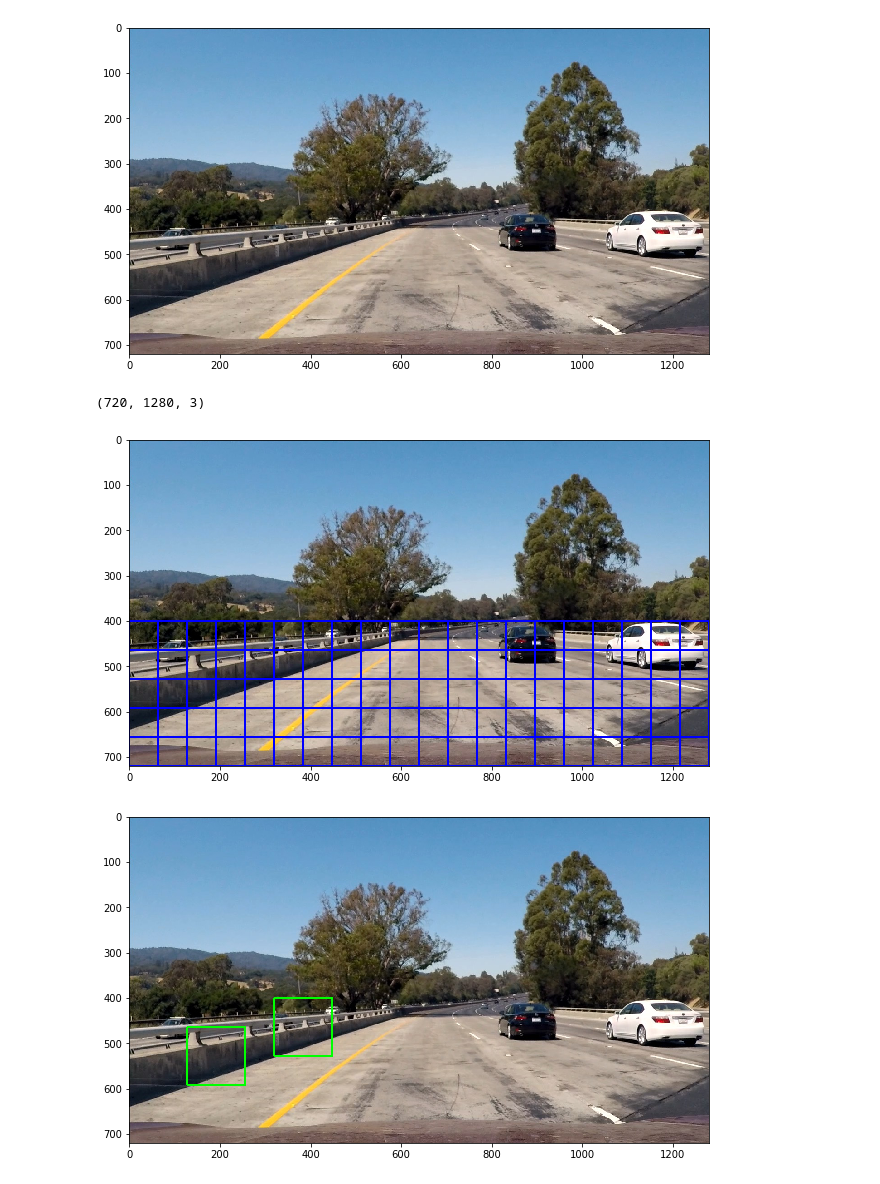
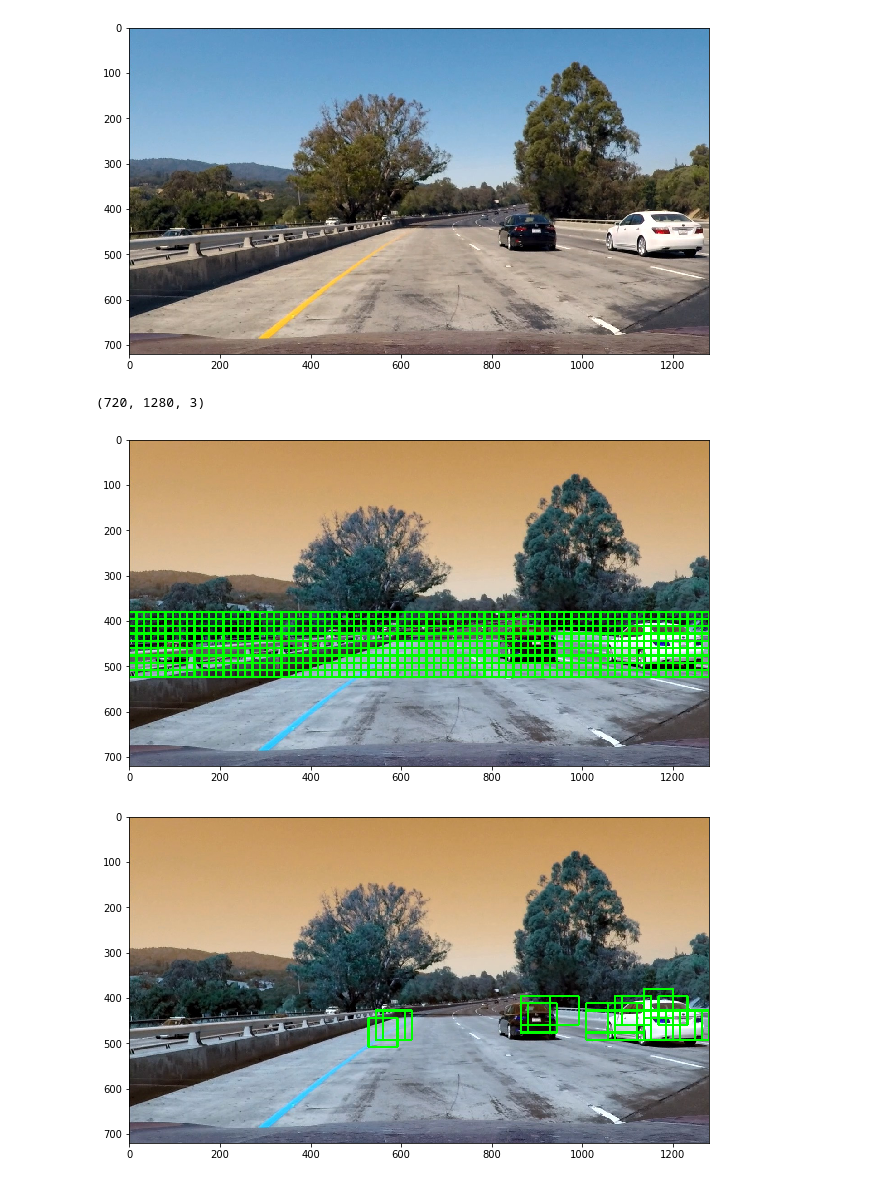
Before and after one commit to jxlin/CarND-Vehicle-Detection, a Jupyter notebook: SlidingWindow.ipynb, the cells around one changed output. Drawn from its saved outputs; the diff is of its cells as text; code cells hidden in the pictures.

Commit message:
added sliding window but too much false positive

```diff
--- a/SlidingWindow.ipynb
+++ b/SlidingWindow.ipynb
@@ -2,13 +2,12 @@
 import numpy as np
 import cv2
 import matplotlib.pyplot as plt
-import matplotlib.image as mpimg
 
 filename = './test_images/test1.jpg'
 
-image = mpimg.imread(filename)
+image = cv2.imread(filename)
 plt.figure(figsize=(12, 6))
-plt.imshow(image)
+plt.imshow(cv2.cvtColor(image, cv2.COLOR_BGR2RGB))
 plt.show()
 # %% [output]
 [figure]
@@ -17,7 +16,9 @@ def draw_boxes(img, bboxes, color=(0, 0, 255), thick=6):
     # Make a copy of the image
     imcopy = np.copy(img)
     for bbox in bboxes:
-        cv2.rectangle(imcopy, bbox[0], bbox[1], color, thick)
+        top_left = bbox[0]
+        bottom_right = bbox[1]
+        cv2.rectangle(imcopy, (top_left[0], top_left[1]), (bottom_right[0], bottom_right[1]), color, thick)
     return imcopy
 
 def slide_window(img, x_start_stop=[None, None], y_start_stop=[None, None],
@@ -40,36 +41,44 @@ def slide_window(img, x_start_stop=[None, None], y_start_stop=[None, None],
             top_left = (top, left)
             bottom_right = (top + window_w, left + window_h)
             window_list.append((top_left, bottom_right))
 
     return window_list
 
 print(image.shape)
-windows = slide_window(image, x_start_stop=(400, 720), y_start_stop=(0,1280), xy_window=(128, 128), xy_overlap=(0.5, 0.5))
-window_img = draw_boxes(image, windows, color=(0, 0, 255), thick=3)
+# windows = slide_window(image, x_start_stop=(400, 720), y_start_stop=(0,1280), xy_window=(128, 128), xy_overlap=(0.2, 0.2))
+# window_img = draw_boxes(image, windows, color=(0, 0, 255), thick=3)
+windows = slide_window(image, x_start_stop=(380, 530), y_start_stop=(0,1280), xy_window=(64, 64), xy_overlap=(0.25, 0.25))
+window_img = draw_boxes(image, windows, color=(0, 255, 0), thick=3)
+# windows = slide_window(image, x_start_stop=(330, 650), y_start_stop=(0,1280), xy_window=(192, 192), xy_overlap=(0.1, 0.1))
+# window_img = draw_boxes(image, windows, color=(255, 255, 0), thick=3)
+# windows = slide_window(image, x_start_stop=(380, 720), y_start_stop=(0,1280), xy_window=(150, 150), xy_overlap=(0.25, 0.25))
+# window_img = draw_boxes(image, windows, color=(255, 0, 0), thick=3)
+
+
 
 plt.figure(figsize=(12, 6))
 plt.imshow(window_img)
 plt.show()
 
 def window_img(img, window):
     top_left, bottom_right = window
     square_img = image[top_left[1]:bottom_right[1], top_left[0]:bottom_right[0], :]
     return square_img
 
 # windows = slide_window(image, x_start_stop=(380, 480), y_start_stop=(450,880), xy_window=(64, 64), xy_overlap=(0.5, 0.5))
 # window_img = draw_boxes(image, windows, color=(0, 255, 0), thick=3)
 
 # windows = slide_window(image, x_start_stop=(380, 572), y_start_stop=(350,1050), xy_window=(128, 128), xy_overlap=(0.25, 0.25))
 # window_img = draw_boxes(window_img, windows, color=(0, 0, 255), thick=3)
 
 # windows = slide_window(image, x_start_stop=(380, 650), y_start_stop=(250,1280), xy_window=(192, 192), xy_overlap=(0.25, 0.25))
 # window_img = draw_boxes(window_img, windows, color=(255, 255, 0), thick=3)
 
 # windows = slide_window(image, x_start_stop=(380, 720), y_start_stop=(150,1280), xy_window=(256, 256), xy_overlap=(0.25, 0.25))
 # window_img = draw_boxes(window_img, windows, color=(255, 0, 0), thick=3)
 # %% [output]
 (720, 1280, 3)
-[figure, old version]
+[figure, new version]
 # %%
 import pickle
 from skimage.feature import hog
@@ -93,7 +102,6 @@ def color_hist(img, nbins=32, bins_range=(0, 256), color_space='RGB', visualize=
 
     features = np.concatenate((hist0[0], hist1[0], hist2[0]))
     if visualize:
-        print(features.shape)
         return features, (hist0, hist1, hist2)
     else:
         return features
@@ -112,47 +120,45 @@ def get_hog_features(img, orient=9, pix_per_cell=8, cell_per_block=1, vis=False,
         visualise=vis, feature_vector=feature_vec)
 
 def extract_features(img):
-    color_hist_features = color_hist(img, color_space='HLS')
-    bin_spatial_features = bin_spatial(img, color_space='Lab')
-
     yuv_img = cv2.cvtColor(img, cv2.COLOR_BGR2YUV)
     channel1 = get_hog_features(yuv_img[:,:,0]).ravel()
     channel2 = get_hog_features(yuv_img[:,:,1]).ravel()
     channel3 = get_hog_features(yuv_img[:,:,2]).ravel()
 
-    return np.concatenate((color_hist_features, bin_spatial_features, channel1, channel2, channel3))
-
+    return np.concatenate((channel1, channel2, channel3))
 
 
 classifier, feature_select, X_scaler = None, None, None
 with open('./classifier.pkl', 'rb') as f:
     data = pickle.load(f)
-    classifier = data['classifier']
-    feature_select = data['feature_select']
+    classifier = data['classifier1']
     X_scaler = data['X_scaler']
 
 def is_vehicle(img):
     img = cv2.resize(img, (64, 64))
     X = extract_features(img).astype(np.float64)
-    X = X.reshape(1, -1)
-#     print(X.shape)
     scaled_X = X_scaler.transform(X)
-#     print(scaled_X.shape)
     X_new = feature_select.transform(scaled_X).ravel()
-#     print(X_new.shape)
     result = classifier.predict([X_new])
     return result == 1
 
-car_windows = []
+features = []
 
 for window in windows:
     square_img = window_img(image, window)
-    if is_vehicle(square_img):
-        car_windows.append(window)
+    feature = extract_features(square_img)
+    features.append(feature)
+
+X = np.array(features)
+X_scaled = X_scaler.transform(X)
+car_incides = np.nonzero(classifier.predict(X_scaled))
+windows_array = np.array(windows)
+
+car_windows = windows_array[car_incides]
 
 img_with_boxes = draw_boxes(image, car_windows, color=(0, 255, 0), thick=3)
 plt.figure(figsize=(12, 6))
 plt.imshow(img_with_boxes)
 plt.show()
 # %% [output]
-[figure, old version]
+[figure, new version]
```
Also changed, not shown: parts of 2 cells of this notebook, 2 other files.
